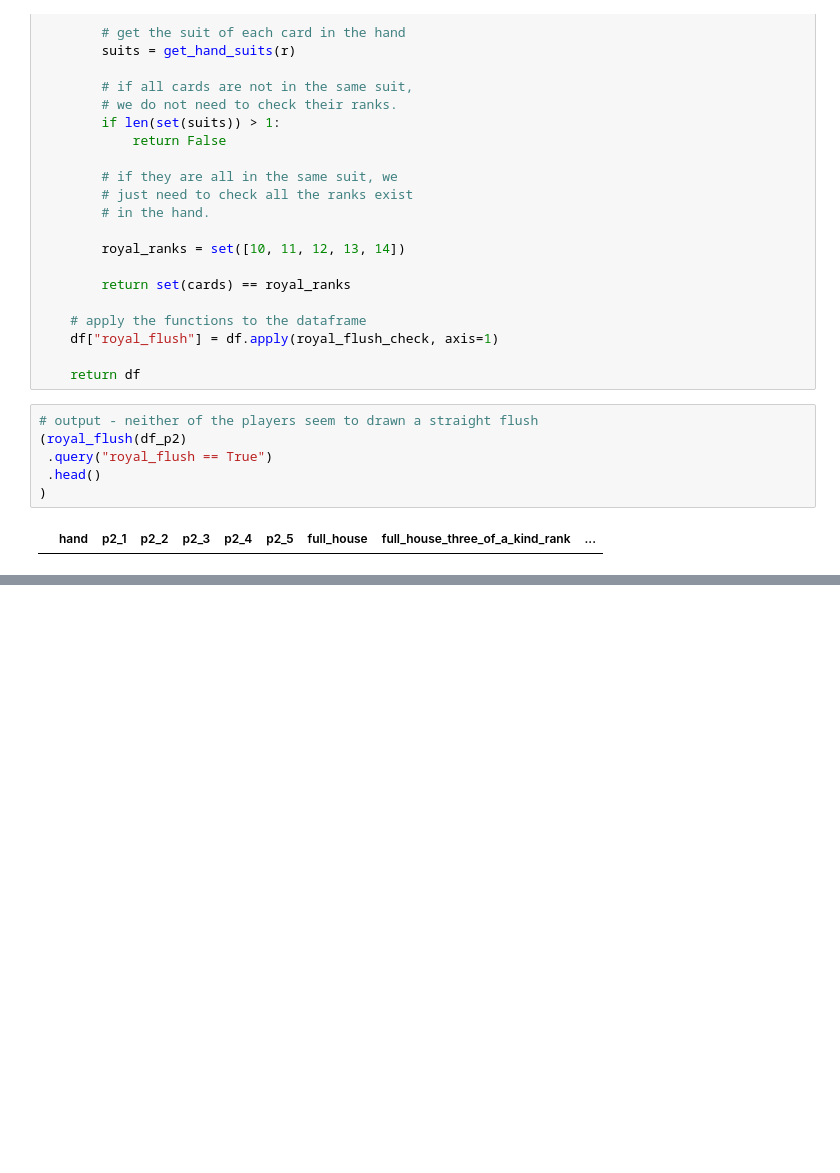
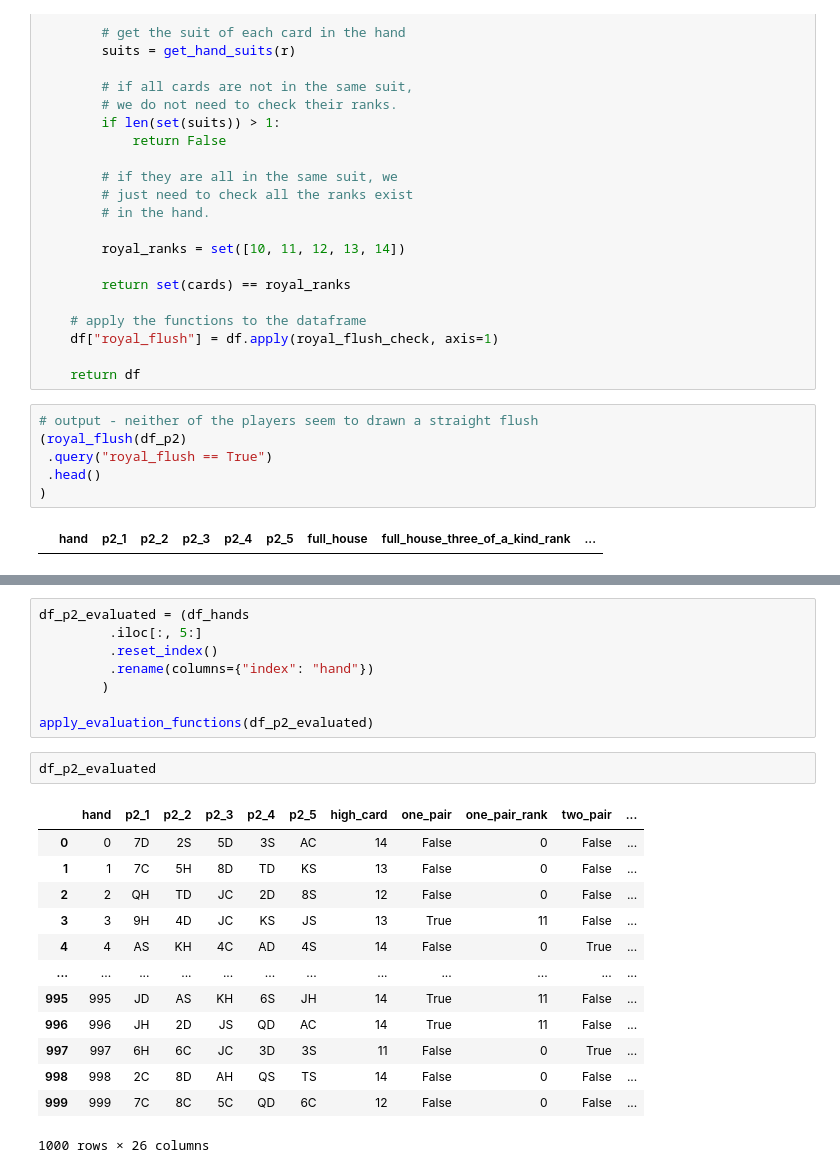
Before and after one commit to null-circle/Portfolio, a Jupyter notebook: Royal Flush/Royal Flush.ipynb, the cells around one changed output, grey strips where cells are left out. Cells and saved outputs as stored; diff of their text form; blank space fills up the shorter version.

```diff
--- a/Royal Flush/Royal Flush.ipynb
+++ b/Royal Flush/Royal Flush.ipynb
@@ -906,0 +951,24 @@ def royal_flush(df):
+# %%
+df_p2_evaluated = (df_hands
+         .iloc[:, 5:]
+         .reset_index()
+         .rename(columns={"index": "hand"})
+        )
+
+apply_evaluation_functions(df_p2_evaluated)
+# %%
+df_p2_evaluated
+# %% [output]
+|  | hand | p2_1 | p2_2 | p2_3 | p2_4 | p2_5 | high_card | one_pair | one_pair_rank | two_pair | ... |
+| 0 | 0 | 7D | 2S | 5D | 3S | AC | 14 | False | 0 | False | ... |
+| 1 | 1 | 7C | 5H | 8D | TD | KS | 13 | False | 0 | False | ... |
+| 2 | 2 | QH | TD | JC | 2D | 8S | 12 | False | 0 | False | ... |
+| 3 | 3 | 9H | 4D | JC | KS | JS | 13 | True | 11 | False | ... |
+| 4 | 4 | AS | KH | 4C | AD | 4S | 14 | False | 0 | True | ... |
+| ... | ... | ... | ... | ... | ... | ... | ... | ... | ... | ... | ... |
+| 995 | 995 | JD | AS | KH | 6S | JH | 14 | True | 11 | False | ... |
+| 996 | 996 | JH | 2D | JS | QD | AC | 14 | True | 11 | False | ... |
+| 997 | 997 | 6H | 6C | JC | 3D | 3S | 11 | False | 0 | True | ... |
+| 998 | 998 | 2C | 8D | AH | QS | TS | 14 | False | 0 | False | ... |
+| 999 | 999 | 7C | 8C | 5C | QD | 6C | 12 | False | 0 | False | ... |
+1000 rows × 26 columns
```
Also changed, not shown: parts of 6 cells of this notebook.
